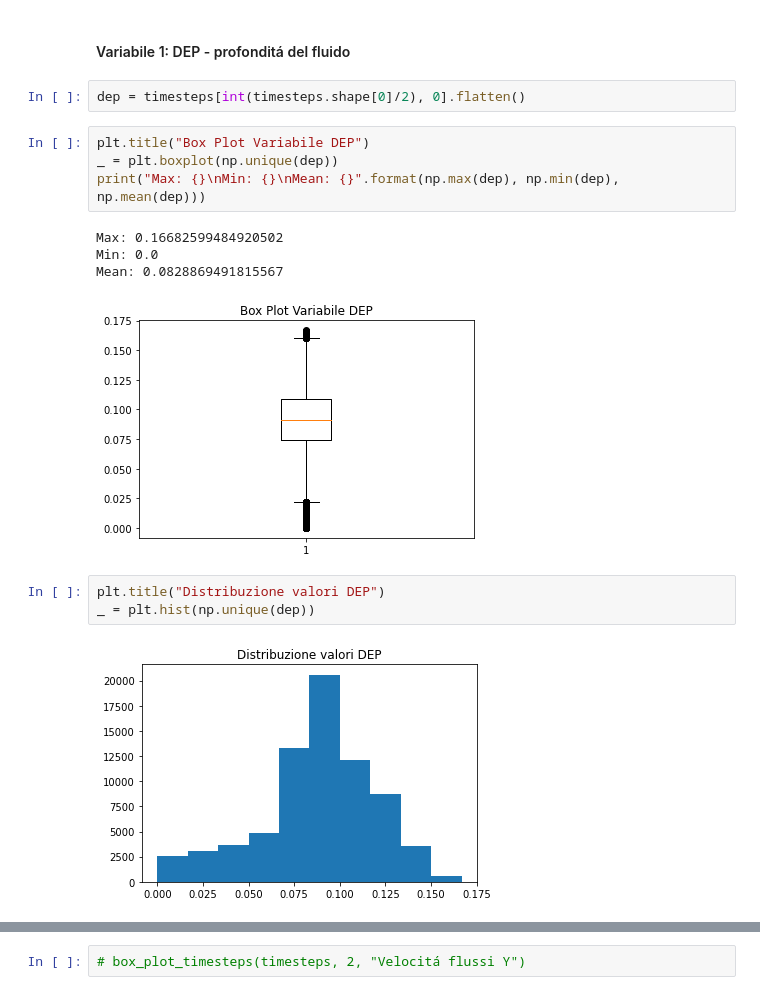
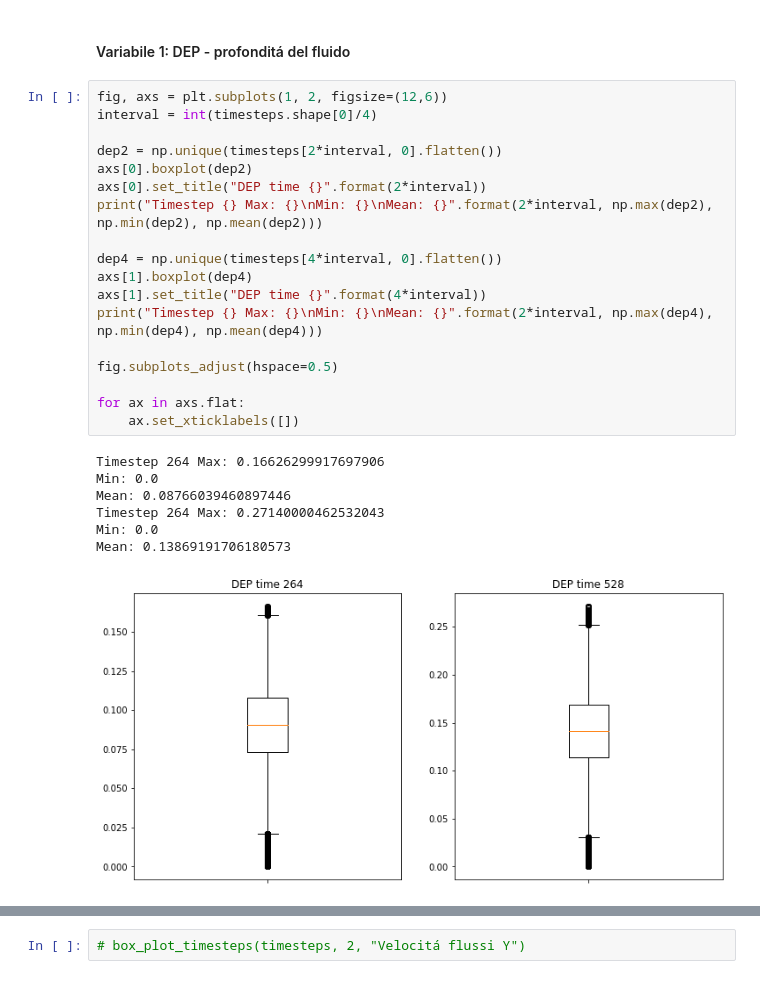
Before and after one commit to halixness/swe-nn-tesi, a Jupyter notebook: notebooks/03-data-understanding.ipynb, the cells around one changed output, grey strips where cells are left out. Cells and saved outputs as stored; diff of their text form.

```diff
--- a/notebooks/03-data-understanding.ipynb
+++ b/notebooks/03-data-understanding.ipynb
@@ -104,19 +104,29 @@ def box_plot_timesteps(data, index, label):
         ax.label_outer()
 # %% [markdown]
 #### Variabile 1: DEP - profonditá del fluido
-# %%
-dep = timesteps[int(timesteps.shape[0]/2), 0].flatten()
-# %%
-plt.title("Box Plot Variabile DEP")
-_ = plt.boxplot(np.unique(dep))
-print("Max: {}\nMin: {}\nMean: {}".format(np.max(dep), np.min(dep), np.mean(dep)))
-# %% [output]
-Max: 0.16682599484920502
-Min: 0.0
-Mean: 0.0828869491815567
-[figure, removed]
-# %%
-plt.title("Distribuzione valori DEP")
-_ = plt.hist(np.unique(dep))
-# %% [output]
-[figure, removed]
+# %%
+fig, axs = plt.subplots(1, 2, figsize=(12,6))
+interval = int(timesteps.shape[0]/4)
+
+dep2 = np.unique(timesteps[2*interval, 0].flatten())
+axs[0].boxplot(dep2)
+axs[0].set_title("DEP time {}".format(2*interval))
+print("Timestep {} Max: {}\nMin: {}\nMean: {}".format(2*interval, np.max(dep2), np.min(dep2), np.mean(dep2)))
+
+dep4 = np.unique(timesteps[4*interval, 0].flatten())
+axs[1].boxplot(dep4)
+axs[1].set_title("DEP time {}".format(4*interval))
+print("Timestep {} Max: {}\nMin: {}\nMean: {}".format(2*interval, np.max(dep4), np.min(dep4), np.mean(dep4)))
+
+fig.subplots_adjust(hspace=0.5)
+
+for ax in axs.flat:
+    ax.set_xticklabels([])
+# %% [output]
+Timestep 264 Max: 0.16626299917697906
+Min: 0.0
+Mean: 0.08766039460897446
+Timestep 264 Max: 0.27140000462532043
+Min: 0.0
+Mean: 0.13869191706180573
+[figure, added]
```
Also changed, not shown: parts of 6 cells of this notebook, 2 other files.
